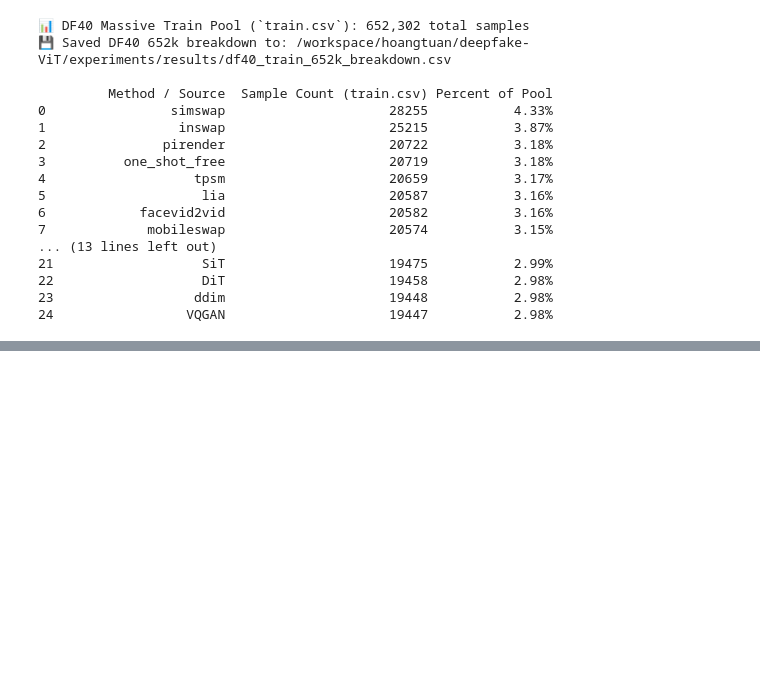
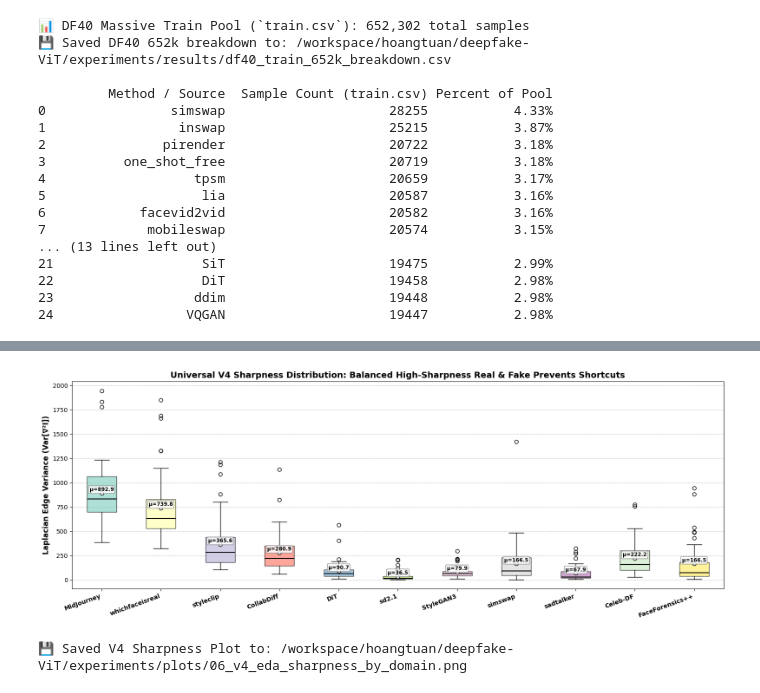
Before and after one commit to bush-le/deepfake-ViT, a Jupyter notebook: notebooks/06_comprehensive_dataset_splits_and_method_distribution_audit.ipynb, the cells around one changed output, grey strips where cells are left out. Saved outputs shown, nothing was run; the diff lists cells and outputs as text; code cells hidden in the pictures; blank space fills up the shorter version.

```diff
--- a/notebooks/06_comprehensive_dataset_splits_and_method_distribution_audit.ipynb
+++ b/notebooks/06_comprehensive_dataset_splits_and_method_distribution_audit.ipynb
@@ -578,0 +513,53 @@ print("""
+# %%
+# Step 10: V4 EDA: Laplacian Sharpness & Shortcut Mitigation
+def compute_laplacian_var(p):
+    img = cv2.imread(p, cv2.IMREAD_GRAYSCALE)
+    if img is None: return None
+    img = cv2.resize(img, (256, 256))
+    return cv2.Laplacian(img, cv2.CV_64F).var()
+
+eval_domains = [
+    "MidJourney", "whichfaceisreal", "styleclip", "CollabDiff", "DiT", "sd2.1",
+    "StyleGAN3", "simswap", "sadtalker", "Celeb-DF Real", "FaceForensics++ Real"
+]
+
+sharpness_records = {}
+for dom in eval_domains:
+    sub = df_train_v4[df_train_v4["method"] == dom]
+    if len(sub) == 0:
+        sub = df_train_v4[df_train_v4["method"].str.contains(dom, case=False, na=False)]
+
+    samples = sub["path"].head(50).tolist()
+    vars_list = [compute_laplacian_var(p) for p in samples]
+    sharpness_records[dom] = [v for v in vars_list if v is not None]
+
+plt.figure(figsize=(16, 6))
+box_data = [sharpness_records[d] for d in eval_domains]
+
+bplot = plt.boxplot(box_data, patch_artist=True, labels=[d.replace(" Real", "") for d in eval_domains], showmeans=True,
+                    medianprops=dict(color="black", linewidth=1.5),
+                    meanprops=dict(marker='o', markeredgecolor='black', markerfacecolor='white'))
+
+palette = plt.cm.Set3(np.linspace(0, 1, len(eval_domains)))
+for patch, color in zip(bplot['boxes'], palette):
+    patch.set_facecolor(color)
+    patch.set_alpha(0.7)
+
+plt.title("Universal V4 Sharpness Distribution: Balanced High-Sharpness Real & Fake Prevents Shortcuts", fontsize=14, fontweight="bold")
+plt.ylabel("Laplacian Edge Variance (Var[∇²I])", fontsize=12, fontweight="bold")
+plt.xticks(rotation=20, ha='right', fontsize=10, fontweight='bold')
+plt.grid(axis='y', linestyle='--', alpha=0.7)
+
+for i, dom in enumerate(eval_domains):
+    mean_val = np.mean(sharpness_records[dom])
+    plt.text(i+1, mean_val + 20, f"μ={mean_val:.1f}", horizontalalignment='center', fontsize=8.5, fontweight="bold",
+             bbox=dict(boxstyle='round,pad=0.2', facecolor='white', alpha=0.85, edgecolor='gray'))
+
+plt.tight_layout()
+sharp_path = PLOTS_DIR / "06_v4_eda_sharpness_by_domain.png"
+plt.savefig(sharp_path, dpi=200, bbox_inches="tight")
+plt.show()
+print(f"💾 Saved V4 Sharpness Plot to: {sharp_path}")
+# %% [output]
+[figure, added]
+💾 Saved V4 Sharpness Plot to: /workspace/hoangtuan/deepfake-ViT/experiments/plots/06_v4_eda_sharpness_by_domain.png
```
Also changed, not shown: parts of 14 cells of this notebook, 3 other files.
